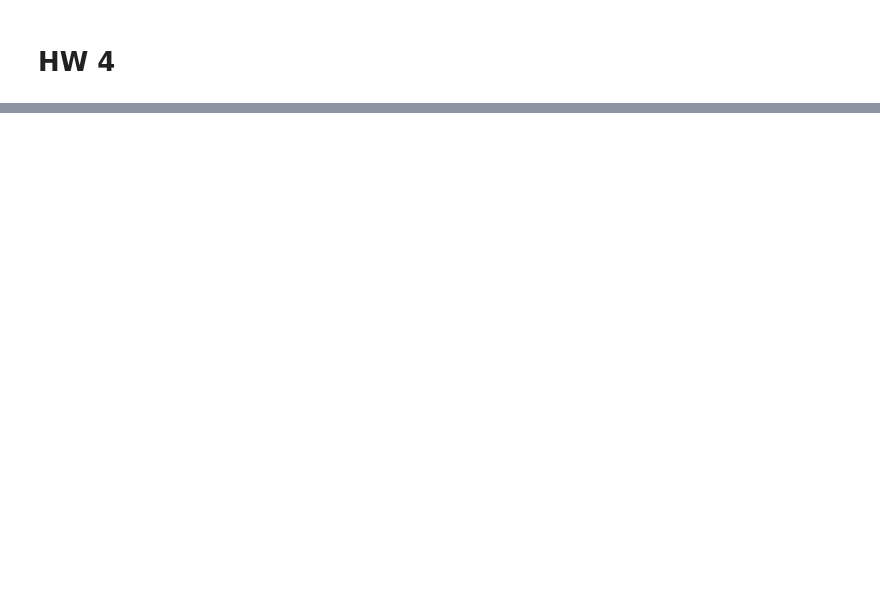
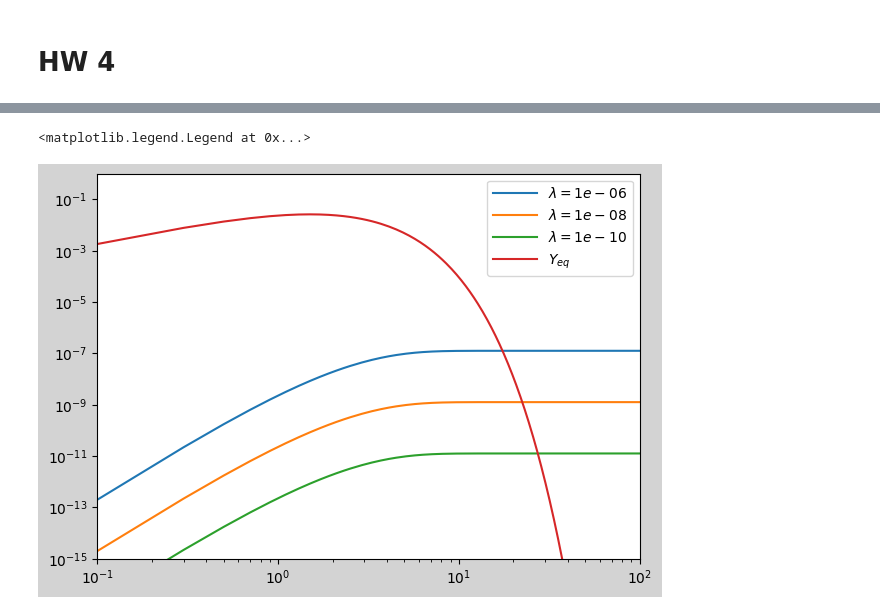
Before and after one commit to AutumnPearce/phys600, a Jupyter notebook: hw/hw4/hw4.ipynb, the cells around one changed output, grey strips where cells are left out. Drawn from its saved outputs; the diff is of its cells as text; code cells hidden in the pictures; blank space fills up the shorter version.

```diff
--- a/hw/hw4/hw4.ipynb
+++ b/hw/hw4/hw4.ipynb
@@ -40,0 +68,31 @@ plt.show()
+# %%
+def Y_eq(x):
+    return np.power(np.divide(x,2*math.pi),3/2)*np.exp(-x)
+
+def Y_unnormal(x, l):
+    def f(x):
+        return l * x * np.divide(x,x+2) * Y_eq(x)
+
+    return integrate.quad(f, 10**-20, x)[0]
+
+def Y(x,l):
+    return Y_unnormal(x=x,l=l) + (10**-20 - Y_unnormal(x=.01,l=l))
+# %%
+fig,ax = plt.subplots(figsize=(7,5))
+fig.set_facecolor('lightgray')
+
+ax.set_yscale('log')
+ax.set_xscale('log')
+ax.set_xlim([.1,100])
+ax.set_ylim([10**-15,1])
+
+
+xs = np.linspace(.1,100,500)
+for l in (10**-6, 10**-8, 10**-10):
+    ax.plot(xs, [Y(x,l) for x in xs], label = f'$\lambda = {l}$')
+
+ax.plot(xs, [Y_eq(x) for x in xs], label = '$Y_{eq}$')
+ax.legend(handlelength=3.2,title_fontsize=11.5)
+# %% [output]
+<matplotlib.legend.Legend at 0x...>
+[figure, added]
```
Also changed, not shown: parts of 7 cells of this notebook, 2 other files.
